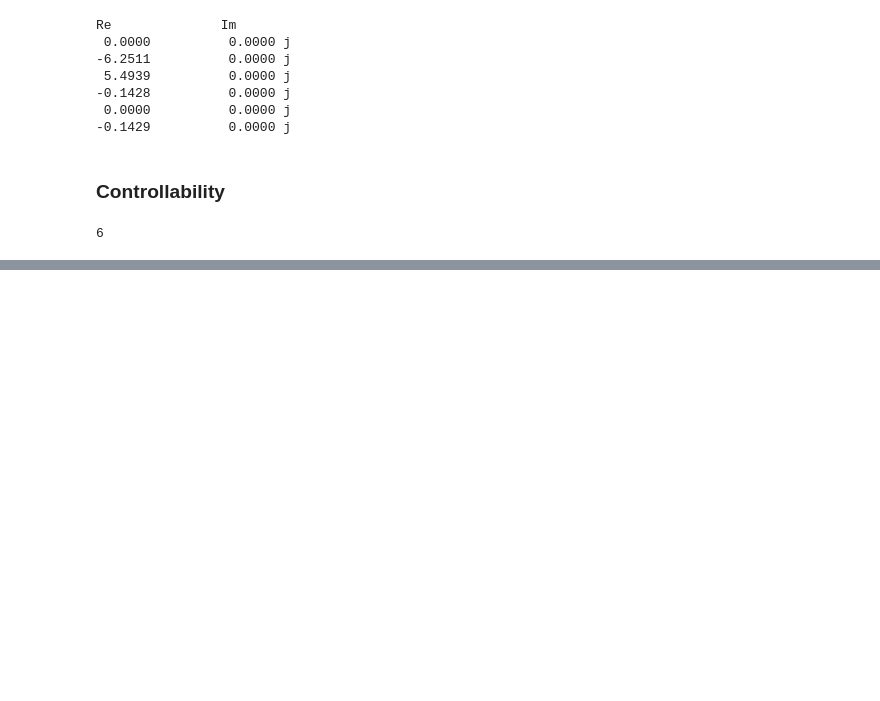
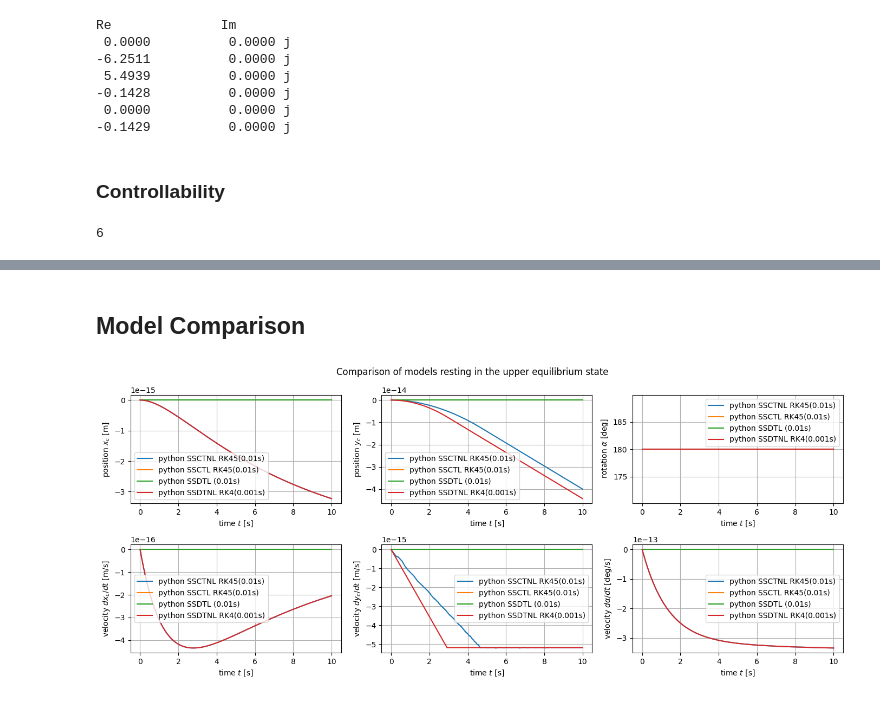
Before and after one commit to Trolobezka/OPSR-2025, a Jupyter notebook: project.ipynb, the cells around one changed output, grey strips where cells are left out. Cells and saved outputs as stored; diff of their text form; code cells hidden in the pictures; blank space fills up the shorter version.

Commit message:
Add control toolbox models

```diff
--- a/project.ipynb
+++ b/project.ipynb
@@ -589,0 +763,16 @@ int(np.linalg.matrix_rank(_))
+# %%
+SSDTNL_model = control.NonlinearIOSystem(
+    updfcn=discretization_by_rk4_integration,
+    outfcn=None,
+    inputs=input_names,
+    outputs=output_names,
+    states=state_names,
+    dt=Ts,  # discrete time
+    name="system",
+    params={
+        "f_func": lambda x, u, t: _non_lin_dynamics_c(*x, *u)[:, 0],
+        "dt": Ts,
+        "dt_internal": Ts_internal,
+    },
+)
+print(SSDTNL_model)
@@ -589,0 +787,48 @@ int(np.linalg.matrix_rank(_))
+# %% [markdown]
+## Model Comparison
+# %%
+time_vector = np.arange(0, 10 + 1e-6, Ts)
+_US = np.zeros((time_vector.shape[0], 2))
+_US[:] = u0
+
+SSCTNL_initial_1 = control.input_output_response(
+    SSCTNL_model,
+    T=time_vector,
+    U=_US.T,  # type: ignore
+    X0=x0,  # type: ignore
+    solve_ivp_method="RK45",
+    solve_ivp_kwargs={"max_step": Ts},
+)
+SSCTL_initial_1 = control.input_output_response(
+    SSCTL_model,
+    T=time_vector,
+    U=0,  # !!!
+    X0=0,  # !!!
+    solve_ivp_method="RK45",
+    solve_ivp_kwargs={"max_step": Ts},
+)
+SSCTL_initial_1.y = SSCTL_initial_1.y + x0[:, np.newaxis]  # !!!
+SSDTL_initial_1 = control.input_output_response(
+    SSDTL_model,
+    T=time_vector,
+    U=0,  # !!!
+    X0=0,  # !!!
+)
+SSDTL_initial_1.y = SSDTL_initial_1.y + x0[:, np.newaxis]  # !!!
+SSDTNL_initial_1 = control.input_output_response(
+    SSDTNL_model,
+    T=time_vector,
+    U=_US.T,  # type: ignore
+    X0=x0,  # type: ignore
+)
+
+plt.figure(figsize=(14, 6))
+plot(SSCTNL_initial_1.t, *SSCTNL_initial_1.y, label="python SSCTNL RK45(0.01s)")
+plot(SSCTL_initial_1.t, *SSCTL_initial_1.y, label="python SSCTL RK45(0.01s)")
+plot(SSDTL_initial_1.t, *SSDTL_initial_1.y, label="python SSDTL (0.01s)")
+plot(SSDTNL_initial_1.t, *SSDTNL_initial_1.y, label="python SSDTNL RK4(0.001s)")
+plt.suptitle("Comparison of models resting in the upper equilibrium state")
+plt.tight_layout()
+plt.show()
+# %% [output]
+[figure, added]
```
Also changed, not shown: parts of 19 cells of this notebook.
